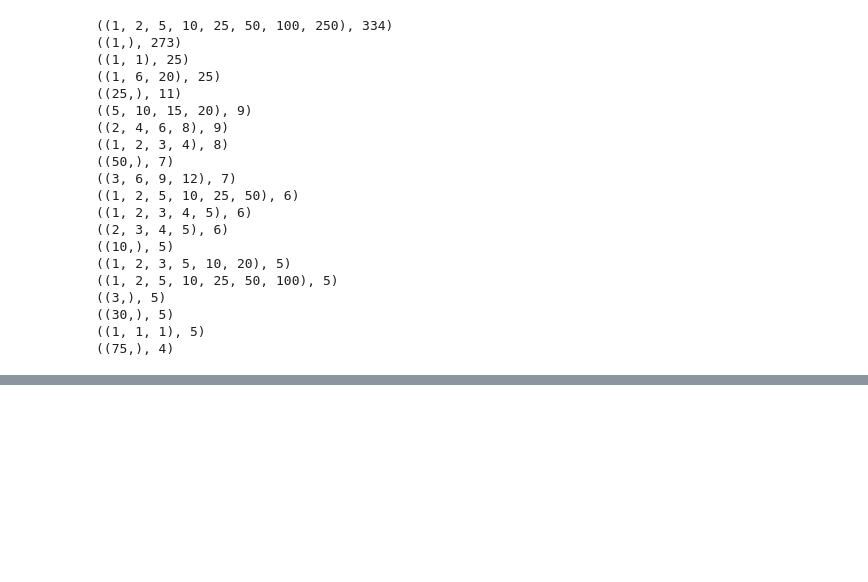
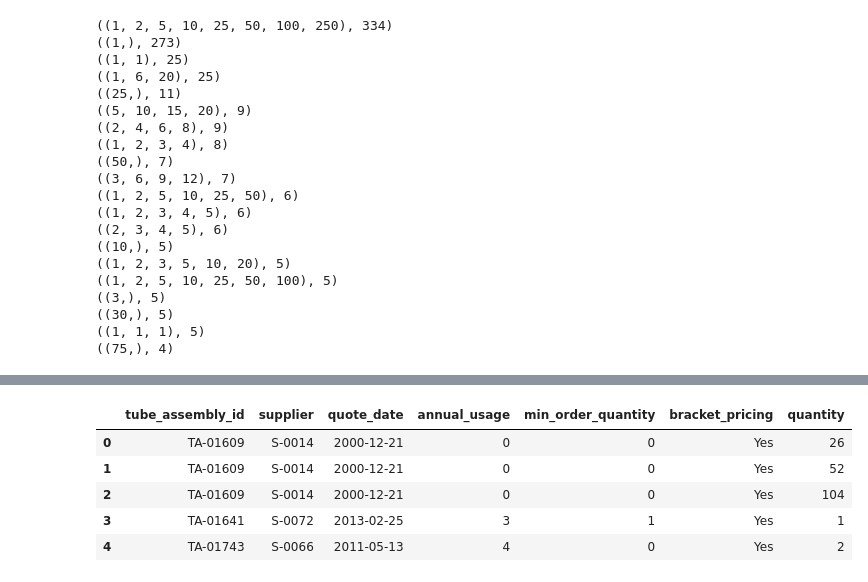
Before and after one commit to cberzan/kaggle-caterpillar, a Jupyter notebook: caterpillar-tube-pricing/bracket_pricing.ipynb, the cells around one changed output, grey strips where cells are left out. Cells and saved outputs as stored; diff of their text form; code cells hidden in the pictures; blank space fills up the shorter version.

```diff
--- a/caterpillar-tube-pricing/bracket_pricing.ipynb
+++ b/caterpillar-tube-pricing/bracket_pricing.ipynb
@@ -257,0 +276,9 @@ taids
+# %%
+X_train[:5]
+# %% [output]
+|  | tube_assembly_id | supplier | quote_date | annual_usage | min_order_quantity | bracket_pricing | quantity |
+| 0 | TA-01609 | S-0014 | 2000-12-21 | 0 | 0 | Yes | 26 |
+| 1 | TA-01609 | S-0014 | 2000-12-21 | 0 | 0 | Yes | 52 |
+| 2 | TA-01609 | S-0014 | 2000-12-21 | 0 | 0 | Yes | 104 |
+| 3 | TA-01641 | S-0072 | 2013-02-25 | 3 | 1 | Yes | 1 |
+| 4 | TA-01743 | S-0066 | 2011-05-13 | 4 | 0 | Yes | 2 |
```
Also changed, not shown: parts of 11 cells of this notebook, 3 other files.
